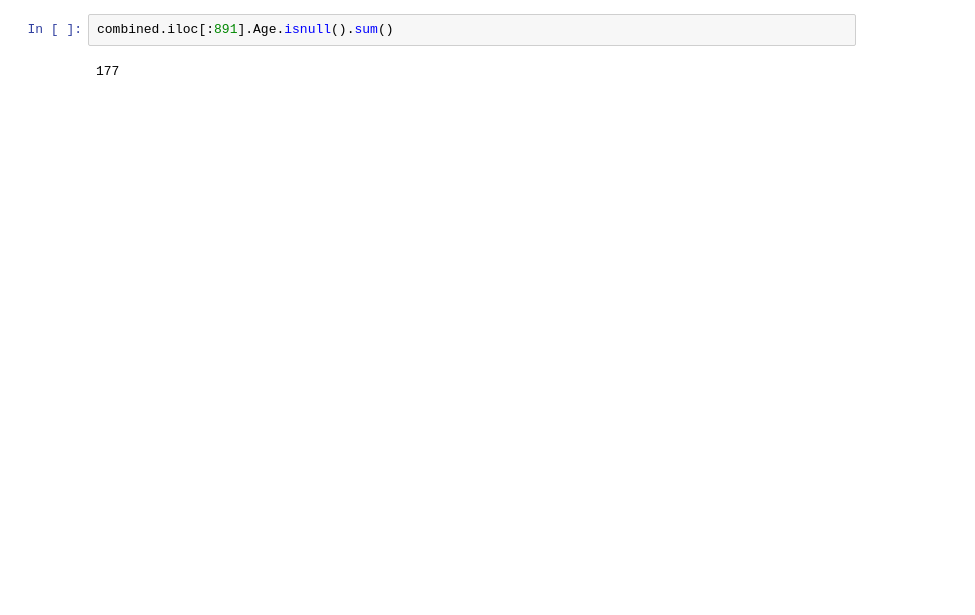
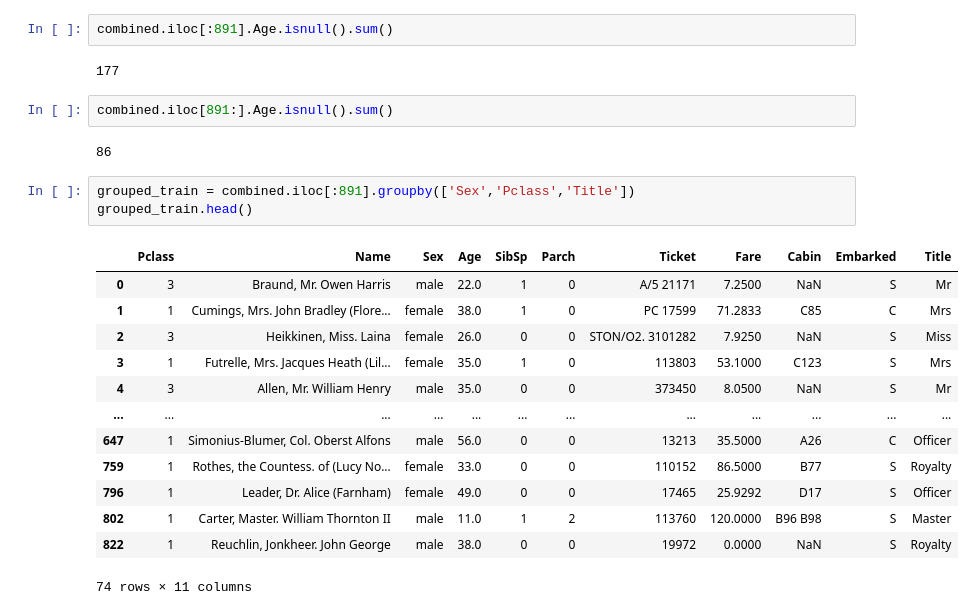
Before and after one commit to xuxiufeng/Titanic-Machine_Learning_from_Disaster, a Jupyter notebook: Titanic_Machine_Learning_from_Disaster.ipynb, the cells around one changed output. Cells and saved outputs as stored; diff of their text form; blank space fills up the shorter version.

```diff
--- a/Titanic_Machine_Learning_from_Disaster.ipynb
+++ b/Titanic_Machine_Learning_from_Disaster.ipynb
@@ -350,3 +351,24 @@ combined[combined['Title'].isnull()]
 combined.iloc[:891].Age.isnull().sum()
 # %% [output]
 177
+# %%
+combined.iloc[891:].Age.isnull().sum()
+# %% [output]
+86
+# %%
+grouped_train = combined.iloc[:891].groupby(['Sex','Pclass','Title'])
+grouped_train.head()
+# %% [output]
+|  | Pclass | Name | Sex | Age | SibSp | Parch | Ticket | Fare | Cabin | Embarked | Title |
+| 0 | 3 | Braund, Mr. Owen Harris | male | 22.0 | 1 | 0 | A/5 21171 | 7.2500 | NaN | S | Mr |
+| 1 | 1 | Cumings, Mrs. John Bradley (Flore... | female | 38.0 | 1 | 0 | PC 17599 | 71.2833 | C85 | C | Mrs |
+| 2 | 3 | Heikkinen, Miss. Laina | female | 26.0 | 0 | 0 | STON/O2. 3101282 | 7.9250 | NaN | S | Miss |
+| 3 | 1 | Futrelle, Mrs. Jacques Heath (Lil... | female | 35.0 | 1 | 0 | 113803 | 53.1000 | C123 | S | Mrs |
+| 4 | 3 | Allen, Mr. William Henry | male | 35.0 | 0 | 0 | 373450 | 8.0500 | NaN | S | Mr |
+| ... | ... | ... | ... | ... | ... | ... | ... | ... | ... | ... | ... |
+| 647 | 1 | Simonius-Blumer, Col. Oberst Alfons | male | 56.0 | 0 | 0 | 13213 | 35.5000 | A26 | C | Officer |
+| 759 | 1 | Rothes, the Countess. of (Lucy No... | female | 33.0 | 0 | 0 | 110152 | 86.5000 | B77 | S | Royalty |
+| 796 | 1 | Leader, Dr. Alice (Farnham) | female | 49.0 | 0 | 0 | 17465 | 25.9292 | D17 | S | Officer |
+| 802 | 1 | Carter, Master. William Thornton II | male | 11.0 | 1 | 2 | 113760 | 120.0000 | B96 B98 | S | Master |
+| 822 | 1 | Reuchlin, Jonkheer. John George | male | 38.0 | 0 | 0 | 19972 | 0.0000 | NaN | S | Royalty |
+74 rows × 11 columns
```
Also changed, not shown: parts of 29 cells of this notebook.
